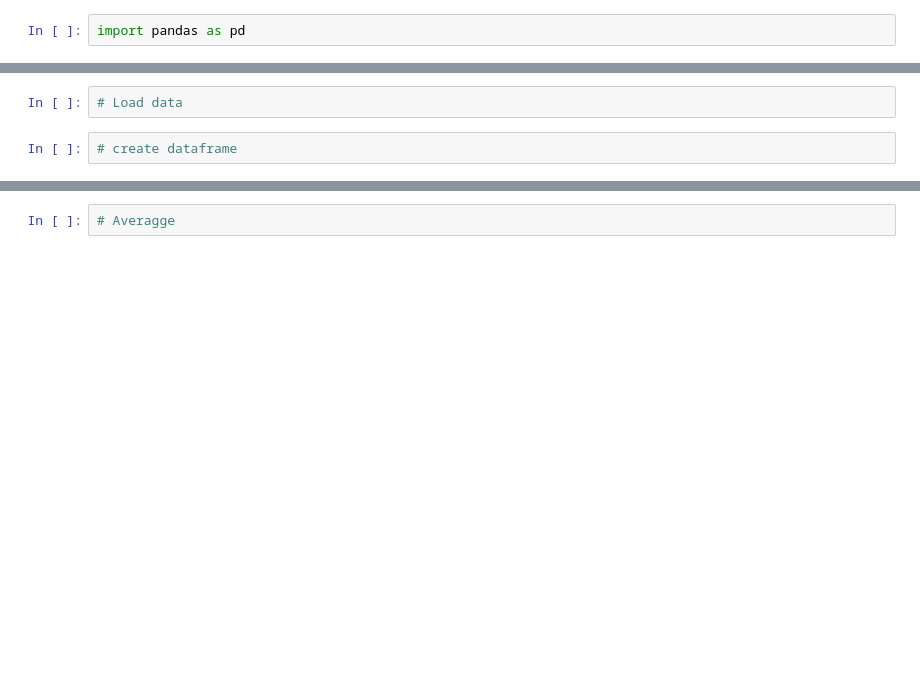
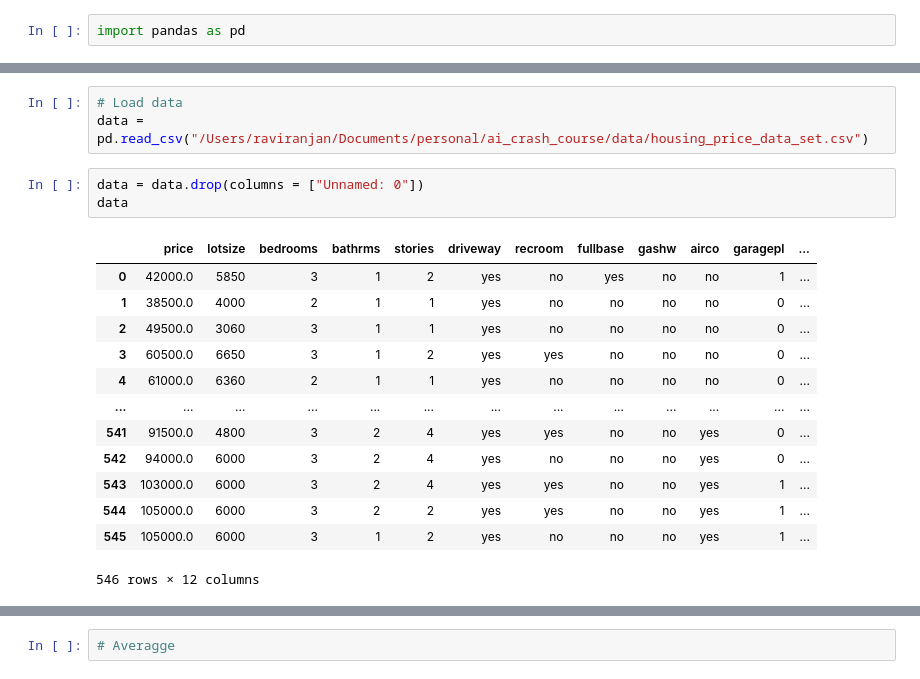
Before and after one commit to machinoAI/ai_crash_course, a Jupyter notebook: ml/libraries/pandas_dataframe.ipynb, the cells around one changed output, grey strips where cells are left out. Saved outputs shown, nothing was run; the diff lists cells and outputs as text; blank space fills up the shorter version.

```diff
--- a/ml/libraries/pandas_dataframe.ipynb
+++ b/ml/libraries/pandas_dataframe.ipynb
@@ -3,6 +21,22 @@ import pandas as pd
 # %%
 # Load data
+data = pd.read_csv("/Users/raviranjan/Documents/personal/ai_crash_course/data/housing_price_data_set.csv")
 # %%
-# create dataframe
+data = data.drop(columns = ["Unnamed: 0"])
+data
+# %% [output]
+|  | price | lotsize | bedrooms | bathrms | stories | driveway | recroom | fullbase | gashw | airco | garagepl | ... |
+| 0 | 42000.0 | 5850 | 3 | 1 | 2 | yes | no | yes | no | no | 1 | ... |
+| 1 | 38500.0 | 4000 | 2 | 1 | 1 | yes | no | no | no | no | 0 | ... |
+| 2 | 49500.0 | 3060 | 3 | 1 | 1 | yes | no | no | no | no | 0 | ... |
+| 3 | 60500.0 | 6650 | 3 | 1 | 2 | yes | yes | no | no | no | 0 | ... |
+| 4 | 61000.0 | 6360 | 2 | 1 | 1 | yes | no | no | no | no | 0 | ... |
+| ... | ... | ... | ... | ... | ... | ... | ... | ... | ... | ... | ... | ... |
+| 541 | 91500.0 | 4800 | 3 | 2 | 4 | yes | yes | no | no | yes | 0 | ... |
+| 542 | 94000.0 | 6000 | 3 | 2 | 4 | yes | no | no | no | yes | 0 | ... |
+| 543 | 103000.0 | 6000 | 3 | 2 | 4 | yes | yes | no | no | yes | 1 | ... |
+| 544 | 105000.0 | 6000 | 3 | 2 | 2 | yes | yes | no | no | yes | 1 | ... |
+| 545 | 105000.0 | 6000 | 3 | 1 | 2 | yes | no | no | no | yes | 1 | ... |
+546 rows × 12 columns
 # %%
 #check head
```
Also changed, not shown: parts of 57 cells of this notebook.
